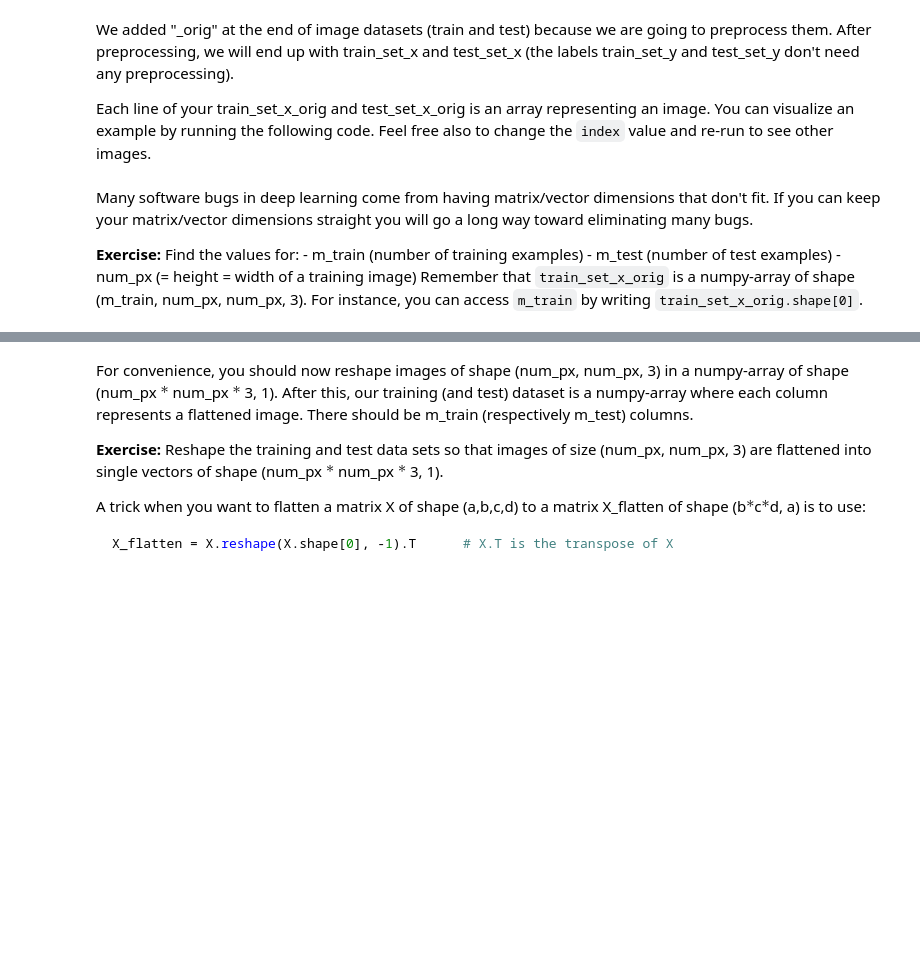
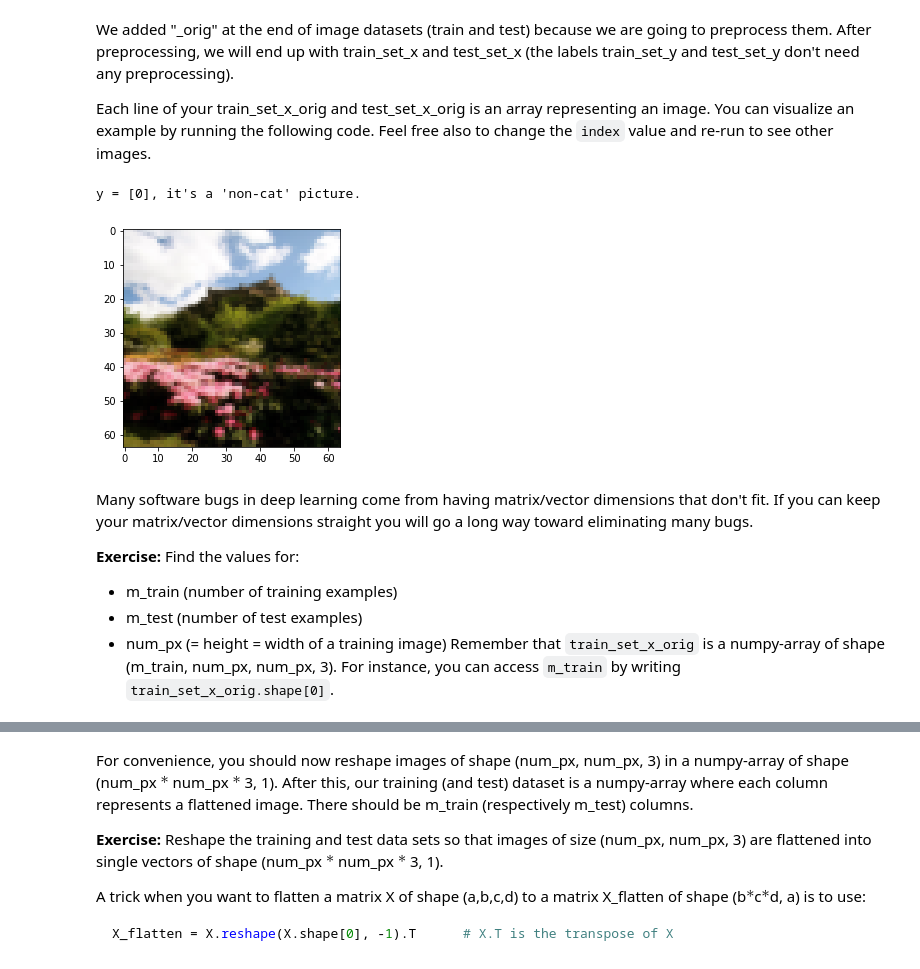
Before and after one commit to damianiRiccardo90/DL-Specialization, a Jupyter notebook: C1-Neural_Networks_and_Deep_Learning/W2/Logistic_Regression_with_a_Neural_Network_mindset_v6a.ipynb, the cells around one changed output, grey strips where cells are left out. Drawn from its saved outputs; the diff is of its cells as text; code cells hidden in the pictures; blank space fills up the shorter version.

```diff
--- a/C1-Neural_Networks_and_Deep_Learning/W2/Logistic_Regression_with_a_Neural_Network_mindset_v6a.ipynb
+++ b/C1-Neural_Networks_and_Deep_Learning/W2/Logistic_Regression_with_a_Neural_Network_mindset_v6a.ipynb
@@ -74,16 +74,19 @@ We added "_orig" at the end of image datasets (train and test) because we are go
 Each line of your train_set_x_orig and test_set_x_orig is an array representing an image. You can visualize an example by running the following code. Feel free also to change the `index` value and re-run to see other images.
 # %%
 # Example of a picture
-index = 25
+index = 32
 plt.imshow(train_set_x_orig[index])
 print ("y = " + str(train_set_y[:, index]) + ", it's a '" + classes[np.squeeze(train_set_y[:, index])].decode("utf-8") +  "' picture.")
+# %% [output]
+y = [0], it's a 'non-cat' picture.
+[figure, added]
 # %% [markdown]
 Many software bugs in deep learning come from having matrix/vector dimensions that don't fit. If you can keep your matrix/vector dimensions straight you will go a long way toward eliminating many bugs.
 
 **Exercise:** Find the values for:
-    - m_train (number of training examples)
-    - m_test (number of test examples)
-    - num_px (= height = width of a training image)
+- m_train (number of training examples)
+- m_test (number of test examples)
+- num_px (= height = width of a training image)
 Remember that `train_set_x_orig` is a numpy-array of shape (m_train, num_px, num_px, 3). For instance, you can access `m_train` by writing `train_set_x_orig.shape[0]`.
 # %%
 ### START CODE HERE ### (≈ 3 lines of code)
```
Also changed, not shown: parts of 13 cells of this notebook.
